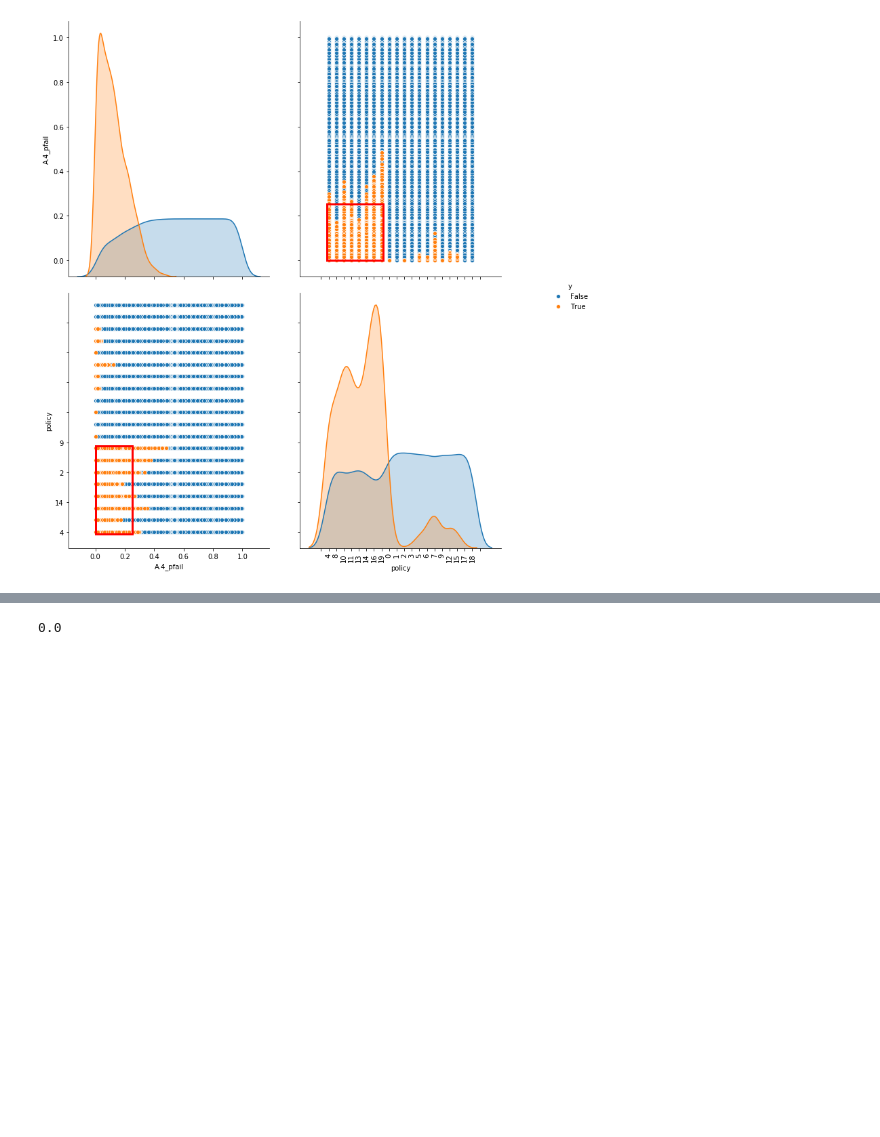
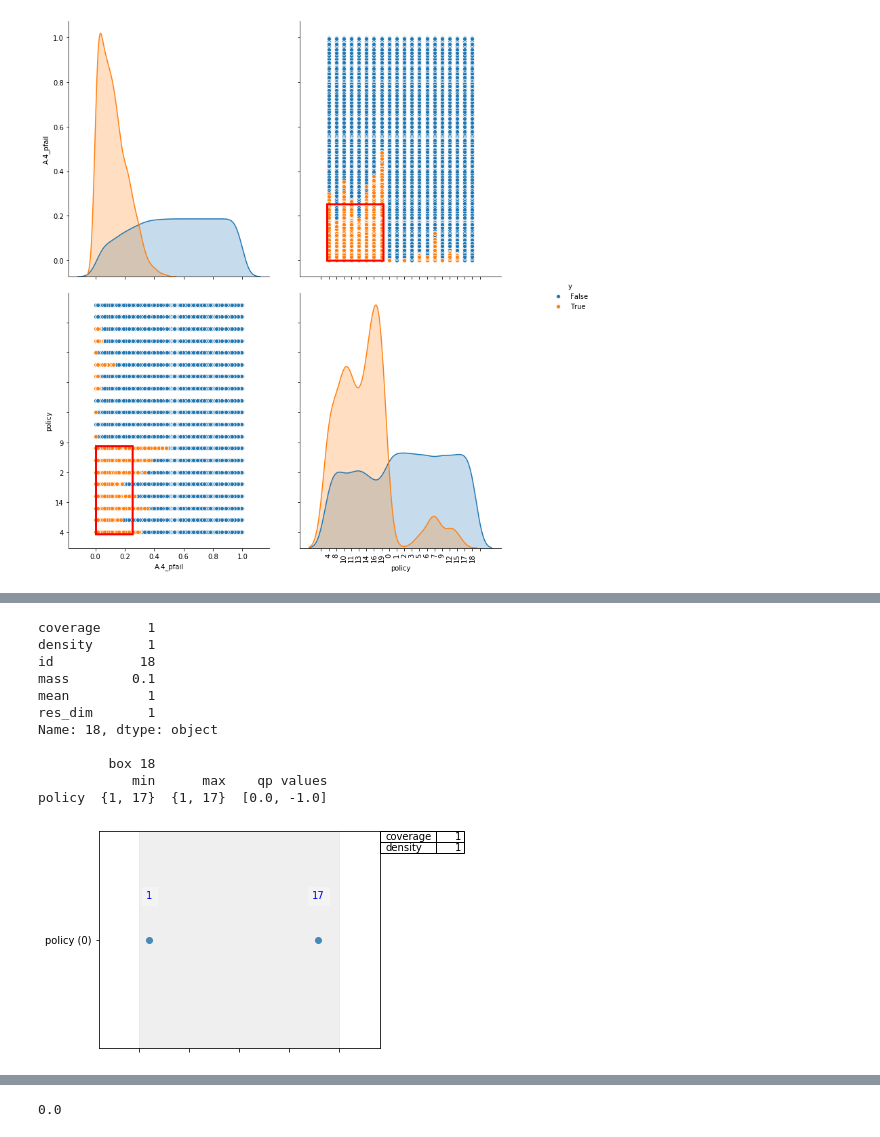
Before and after one commit to aarsundaram/ModelBasedDecisionMaking_Group12, a Jupyter notebook: final assignment/Scenario_Discovery.ipynb, the cells around one changed output, grey strips where cells are left out. Saved outputs shown, nothing was run; the diff lists cells and outputs as text; code cells hidden in the pictures; blank space fills up the shorter version.

```diff
--- a/final assignment/Scenario_Discovery.ipynb
+++ b/final assignment/Scenario_Discovery.ipynb
@@ -703,0 +819,17 @@ policy [4, 8, 10, 11, 13, 14, 16, 19, 0, 1, 2, 3, 5, 6, 7, 9, 12, 15, 17, 18]
+# %%
+box_bcpol20_fpc.inspect(18)
+box_bcpol20_fpc.inspect(18, style='graph')
+plt.show()
+# %% [output]
+coverage      1
+density       1
+id           18
+mass        0.1
+mean          1
+res_dim       1
+Name: 18, dtype: object
+
+         box 18
+            min      max    qp values
+policy  {1, 17}  {1, 17}  [0.0, -1.0]
+[figure, added]
```
Also changed, not shown: parts of 57 cells of this notebook.
